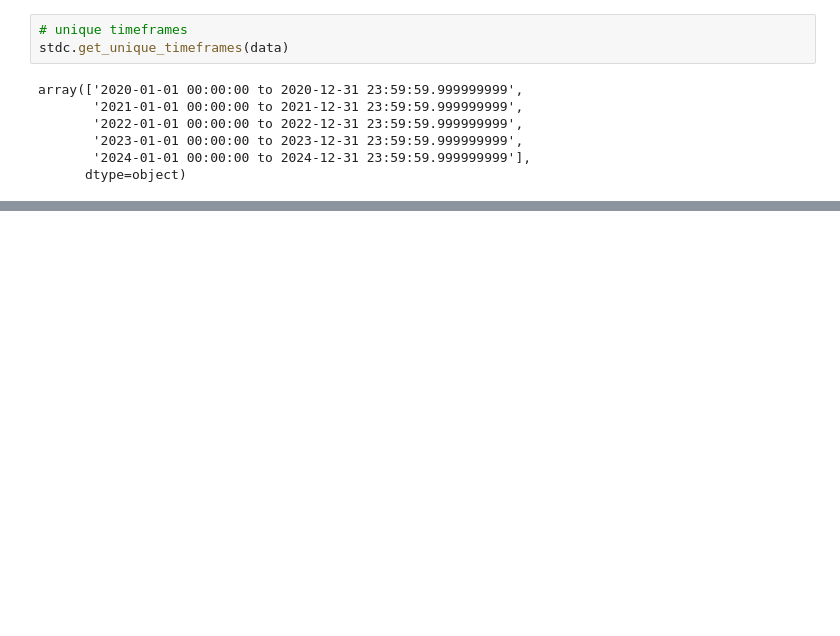
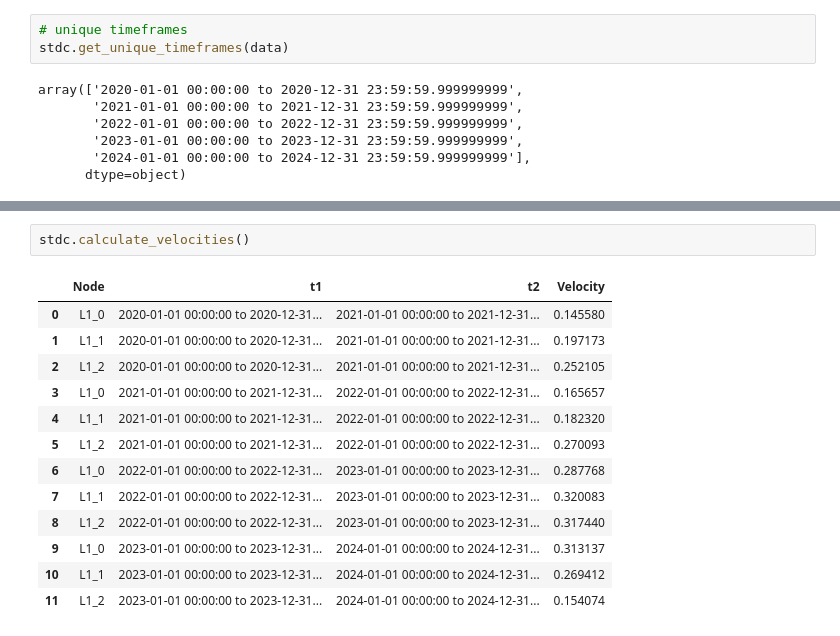
Before and after one commit to SonyCSLParis/STDL, a Jupyter notebook: STDL_test.ipynb, the cells around one changed output, grey strips where cells are left out. Saved outputs shown, nothing was run; the diff lists cells and outputs as text; blank space fills up the shorter version.

Commit message:
feature: calculate_velocities

```diff
--- a/STDL_test.ipynb
+++ b/STDL_test.ipynb
@@ -118,0 +161,16 @@ array(['L1_0', 'L1_1', 'L1_2'], dtype=object)
+# %%
+stdc.calculate_velocities()
+# %% [output]
+|  | Node | t1 | t2 | Velocity |
+| 0 | L1_0 | 2020-01-01 00:00:00 to 2020-12-31... | 2021-01-01 00:00:00 to 2021-12-31... | 0.145580 |
+| 1 | L1_1 | 2020-01-01 00:00:00 to 2020-12-31... | 2021-01-01 00:00:00 to 2021-12-31... | 0.197173 |
+| 2 | L1_2 | 2020-01-01 00:00:00 to 2020-12-31... | 2021-01-01 00:00:00 to 2021-12-31... | 0.252105 |
+| 3 | L1_0 | 2021-01-01 00:00:00 to 2021-12-31... | 2022-01-01 00:00:00 to 2022-12-31... | 0.165657 |
+| 4 | L1_1 | 2021-01-01 00:00:00 to 2021-12-31... | 2022-01-01 00:00:00 to 2022-12-31... | 0.182320 |
+| 5 | L1_2 | 2021-01-01 00:00:00 to 2021-12-31... | 2022-01-01 00:00:00 to 2022-12-31... | 0.270093 |
+| 6 | L1_0 | 2022-01-01 00:00:00 to 2022-12-31... | 2023-01-01 00:00:00 to 2023-12-31... | 0.287768 |
+| 7 | L1_1 | 2022-01-01 00:00:00 to 2022-12-31... | 2023-01-01 00:00:00 to 2023-12-31... | 0.320083 |
+| 8 | L1_2 | 2022-01-01 00:00:00 to 2022-12-31... | 2023-01-01 00:00:00 to 2023-12-31... | 0.317440 |
+| 9 | L1_0 | 2023-01-01 00:00:00 to 2023-12-31... | 2024-01-01 00:00:00 to 2024-12-31... | 0.313137 |
+| 10 | L1_1 | 2023-01-01 00:00:00 to 2023-12-31... | 2024-01-01 00:00:00 to 2024-12-31... | 0.269412 |
+| 11 | L1_2 | 2023-01-01 00:00:00 to 2023-12-31... | 2024-01-01 00:00:00 to 2024-12-31... | 0.154074 |
```
Also changed, not shown: parts of 9 cells of this notebook, 1 other file.
